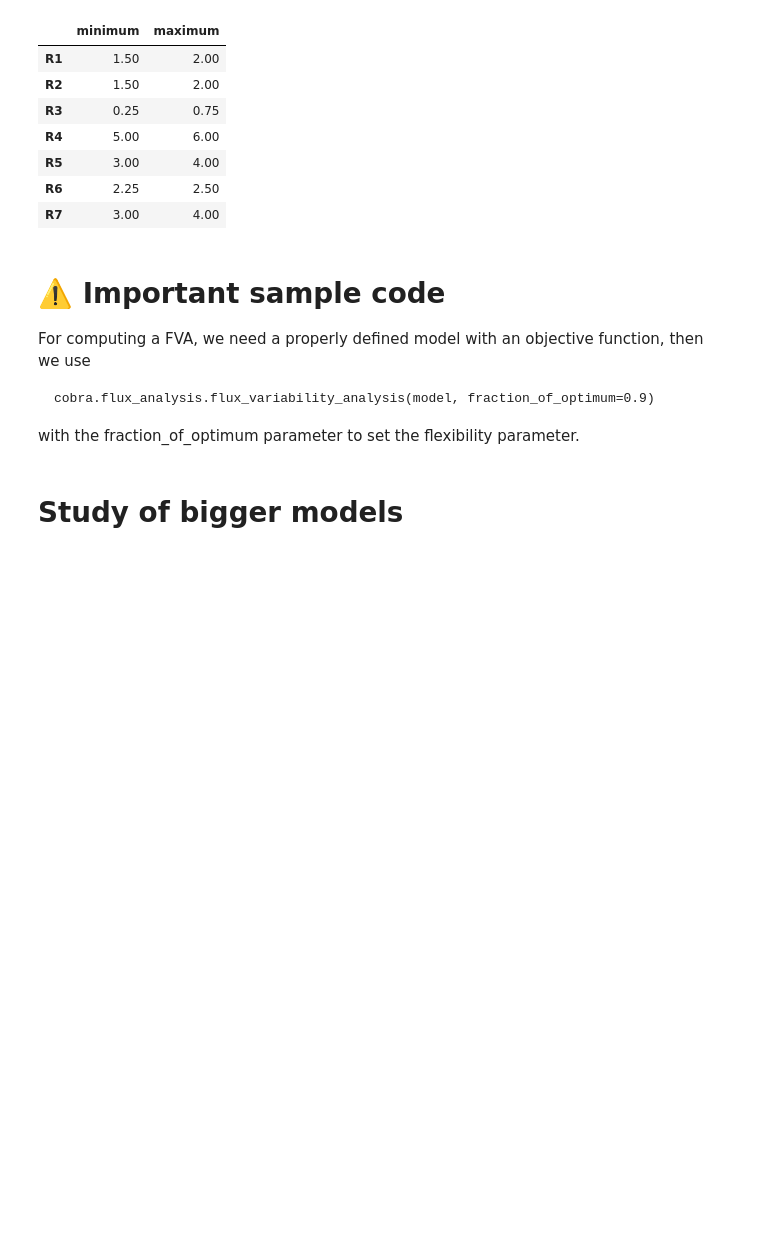
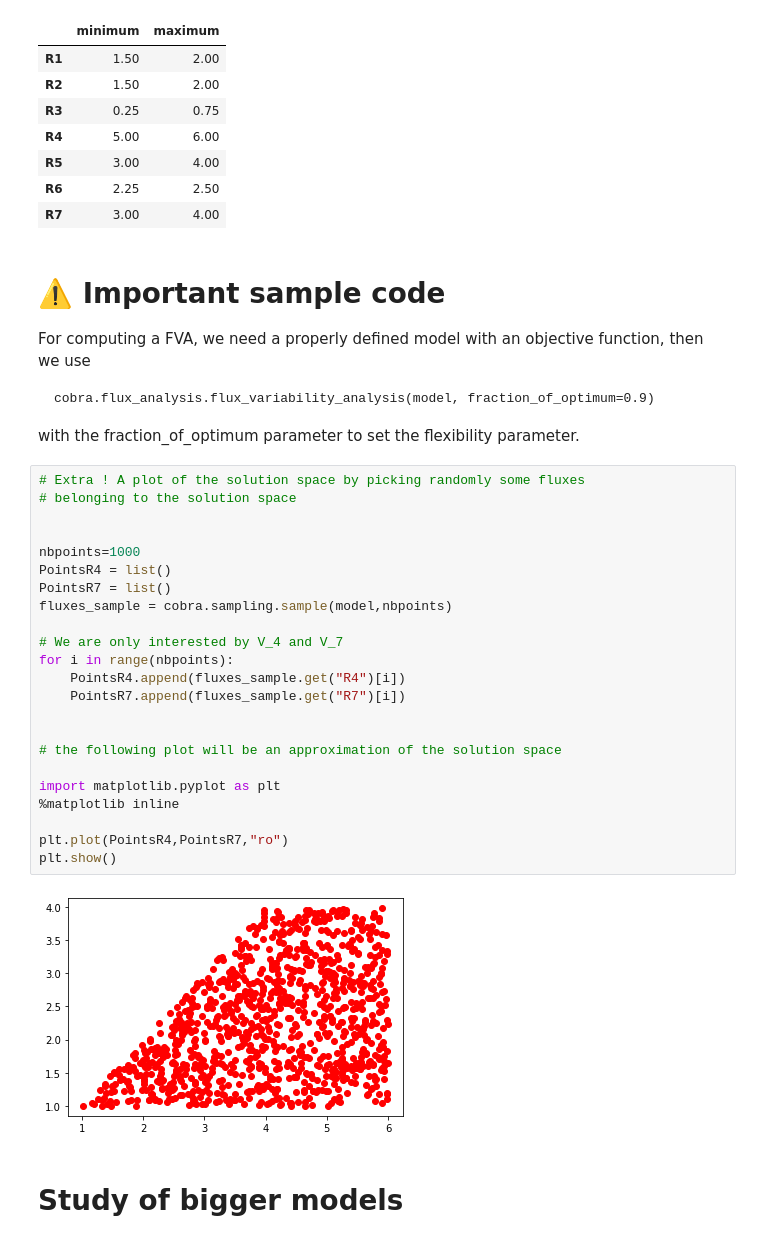
Before and after one commit to jeremiebourdon/SummerSchoolMetabolic, a Jupyter notebook: Metabolic Network Analysis with Cobra(solutions_part1).ipynb, the cells around one changed output. Drawn from its saved outputs; the diff is of its cells as text; blank space fills up the shorter version.

```diff
--- a/Metabolic Network Analysis with Cobra(solutions_part1).ipynb
+++ b/Metabolic Network Analysis with Cobra(solutions_part1).ipynb
@@ -223,6 +223,31 @@ For computing a FVA, we need a properly defined model with an objective function
     cobra.flux_analysis.flux_variability_analysis(model, fraction_of_optimum=0.9)
 
 with the fraction_of_optimum parameter to set the flexibility parameter.
+# %%
+# Extra ! A plot of the solution space by picking randomly some fluxes
+# belonging to the solution space
+
+
+nbpoints=1000
+PointsR4 = list()
+PointsR7 = list()
+fluxes_sample = cobra.sampling.sample(model,nbpoints)
+
+# We are only interested by V_4 and V_7
+for i in range(nbpoints):
+    PointsR4.append(fluxes_sample.get("R4")[i])
+    PointsR7.append(fluxes_sample.get("R7")[i])
+
+
+# the following plot will be an approximation of the solution space
+
+import matplotlib.pyplot as plt
+%matplotlib inline
+
+plt.plot(PointsR4,PointsR7,"ro")
+plt.show()
+# %% [output]
+[figure, added]
 # %% [markdown]
 # Study of bigger models
 # %% [markdown]
```
Also changed, not shown: parts of 2 cells of this notebook.
